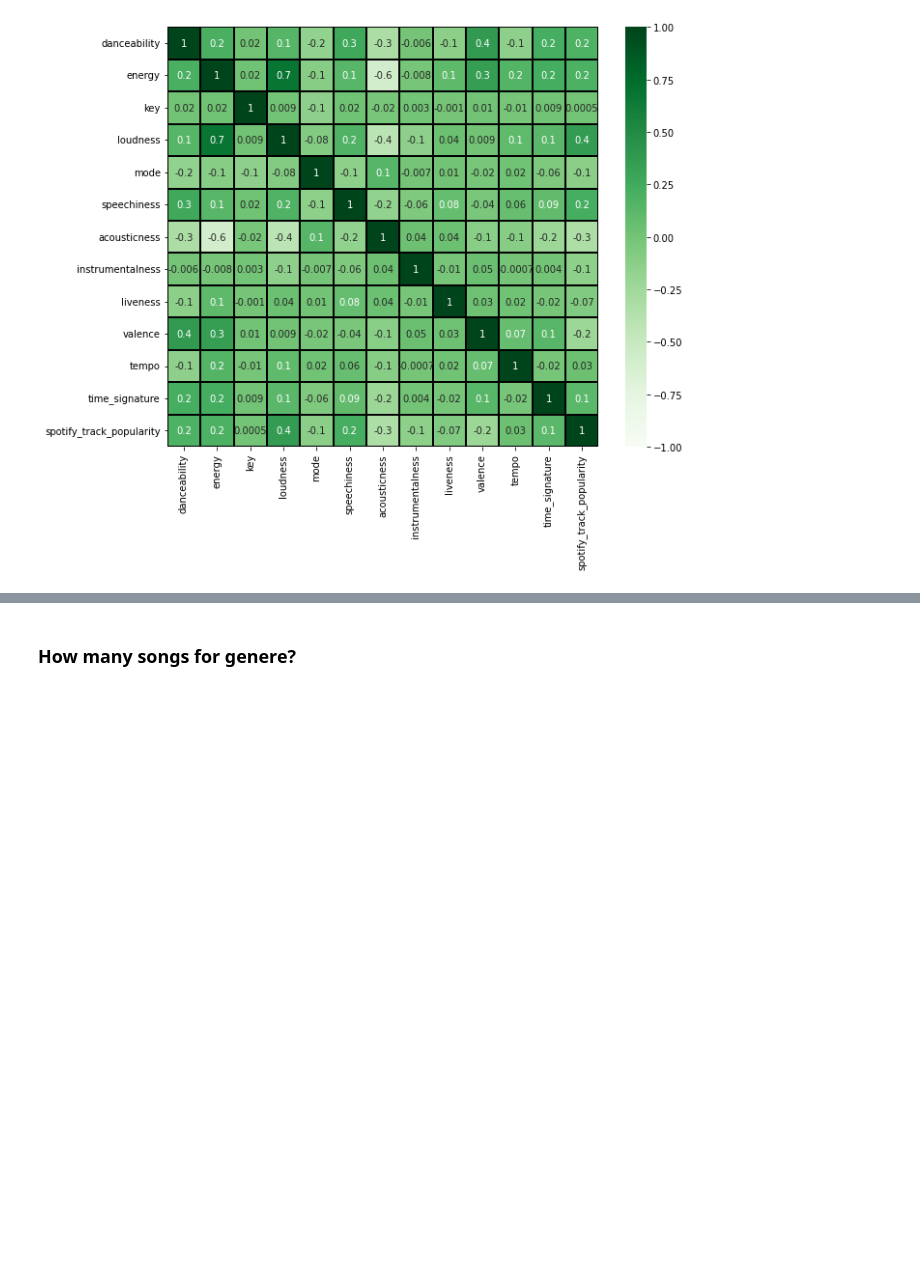
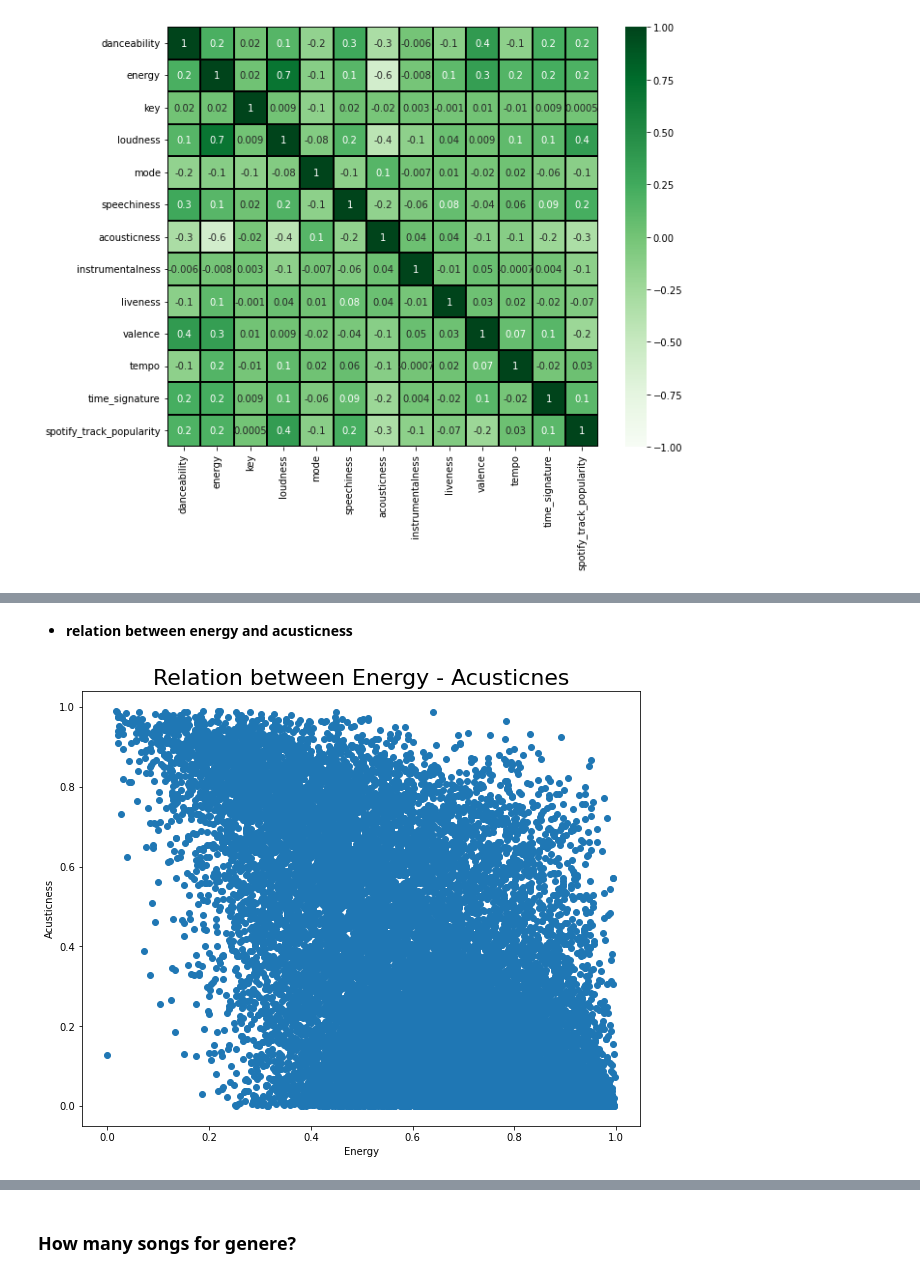
Before and after one commit to alelovo/Project_programming, a Jupyter notebook: project.ipynb, the cells around one changed output, grey strips where cells are left out. Saved outputs shown, nothing was run; the diff lists cells and outputs as text; code cells hidden in the pictures; blank space fills up the shorter version.

```diff
--- a/project.ipynb
+++ b/project.ipynb
@@ -437,0 +451,11 @@ plt.show()
+# %% [markdown]
+* **relation between energy and acusticness**
+# %%
+plt.figure(figsize=(10,8))
+plt.scatter(billboard_df.energy,billboard_df.acousticness)
+plt.xlabel('Energy')
+plt.ylabel('Acusticness')
+plt.title('Relation between Energy - Acusticnes',size=22)
+plt.show()
+# %% [output]
+[figure, added]
```
Also changed, not shown: parts of 73 cells of this notebook.
